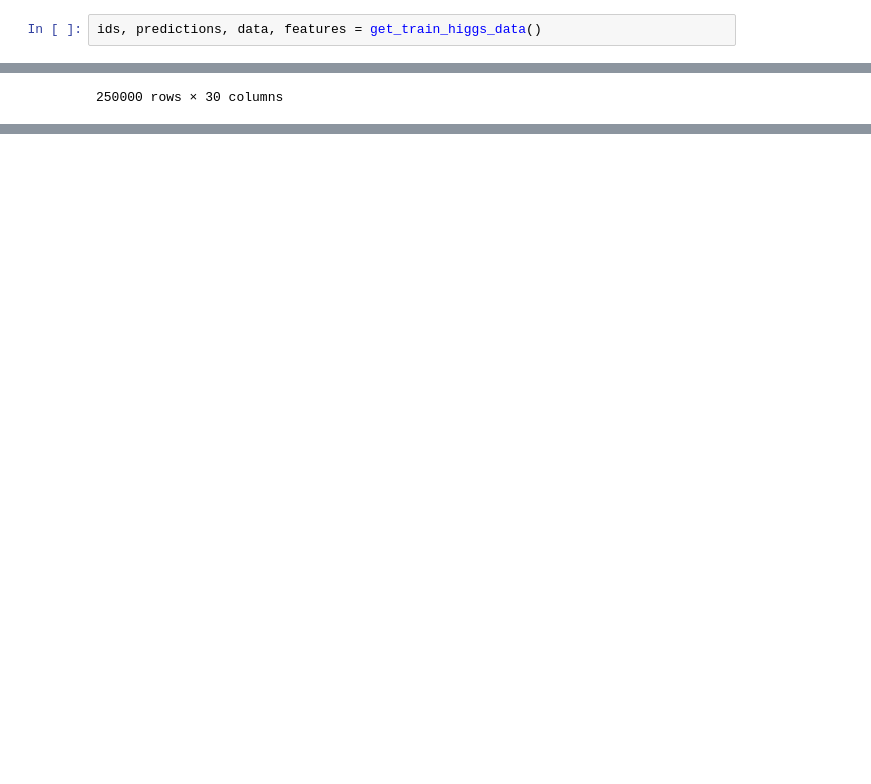
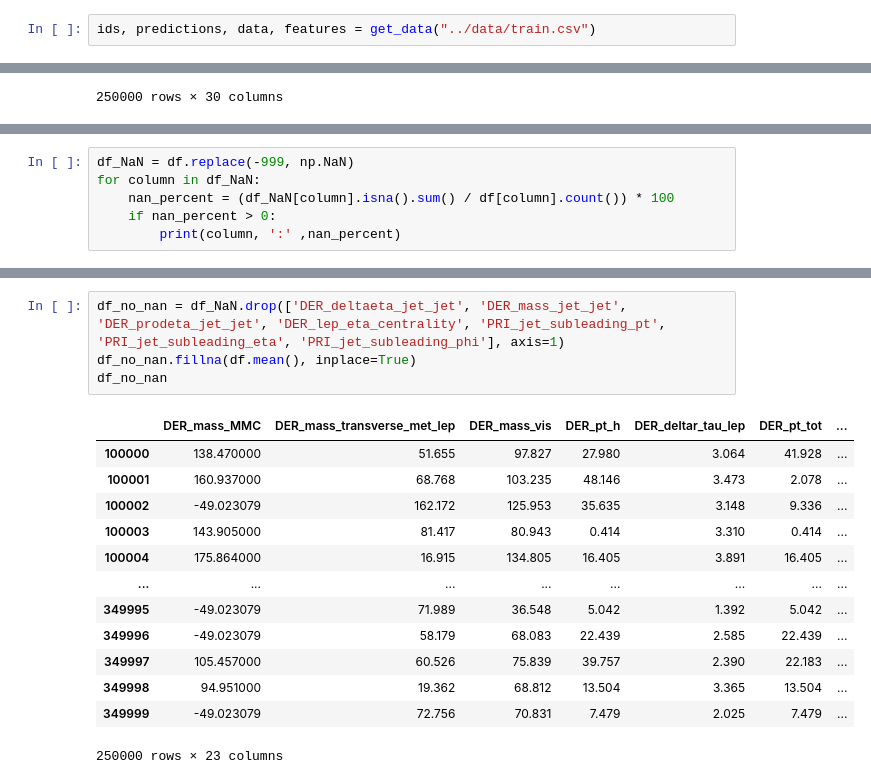
Before and after one commit to patrick-bedkowski/ML-Higgs-EPFL, a Jupyter notebook: src/initial.ipynb, the cells around one changed output, grey strips where cells are left out. Drawn from its saved outputs; the diff is of its cells as text; blank space fills up the shorter version.

```diff
--- a/src/initial.ipynb
+++ b/src/initial.ipynb
@@ -8,2 +11,2 @@ import pandas as pd
 # %%
-ids, predictions, data, features = get_train_higgs_data()
+ids, predictions, data, features = get_data("../data/train.csv")
@@ -33,0 +48,6 @@ df
+# %%
+df_NaN = df.replace(-999, np.NaN)
+for column in df_NaN:
+    nan_percent = (df_NaN[column].isna().sum() / df[column].count()) * 100
+    if nan_percent > 0:
+        print(column, ':' ,nan_percent)
@@ -33,0 +66,18 @@ df
+# %%
+df_no_nan = df_NaN.drop(['DER_deltaeta_jet_jet', 'DER_mass_jet_jet', 'DER_prodeta_jet_jet', 'DER_lep_eta_centrality', 'PRI_jet_subleading_pt', 'PRI_jet_subleading_eta', 'PRI_jet_subleading_phi'], axis=1)
+df_no_nan.fillna(df.mean(), inplace=True)
+df_no_nan
+# %% [output]
+|  | DER_mass_MMC | DER_mass_transverse_met_lep | DER_mass_vis | DER_pt_h | DER_deltar_tau_lep | DER_pt_tot | ... |
+| 100000 | 138.470000 | 51.655 | 97.827 | 27.980 | 3.064 | 41.928 | ... |
+| 100001 | 160.937000 | 68.768 | 103.235 | 48.146 | 3.473 | 2.078 | ... |
+| 100002 | -49.023079 | 162.172 | 125.953 | 35.635 | 3.148 | 9.336 | ... |
+| 100003 | 143.905000 | 81.417 | 80.943 | 0.414 | 3.310 | 0.414 | ... |
+| 100004 | 175.864000 | 16.915 | 134.805 | 16.405 | 3.891 | 16.405 | ... |
+| ... | ... | ... | ... | ... | ... | ... | ... |
+| 349995 | -49.023079 | 71.989 | 36.548 | 5.042 | 1.392 | 5.042 | ... |
+| 349996 | -49.023079 | 58.179 | 68.083 | 22.439 | 2.585 | 22.439 | ... |
+| 349997 | 105.457000 | 60.526 | 75.839 | 39.757 | 2.390 | 22.183 | ... |
+| 349998 | 94.951000 | 19.362 | 68.812 | 13.504 | 3.365 | 13.504 | ... |
+| 349999 | -49.023079 | 72.756 | 70.831 | 7.479 | 2.025 | 7.479 | ... |
+250000 rows × 23 columns
```
Also changed, not shown: parts of 9 cells of this notebook, 4 other files.
